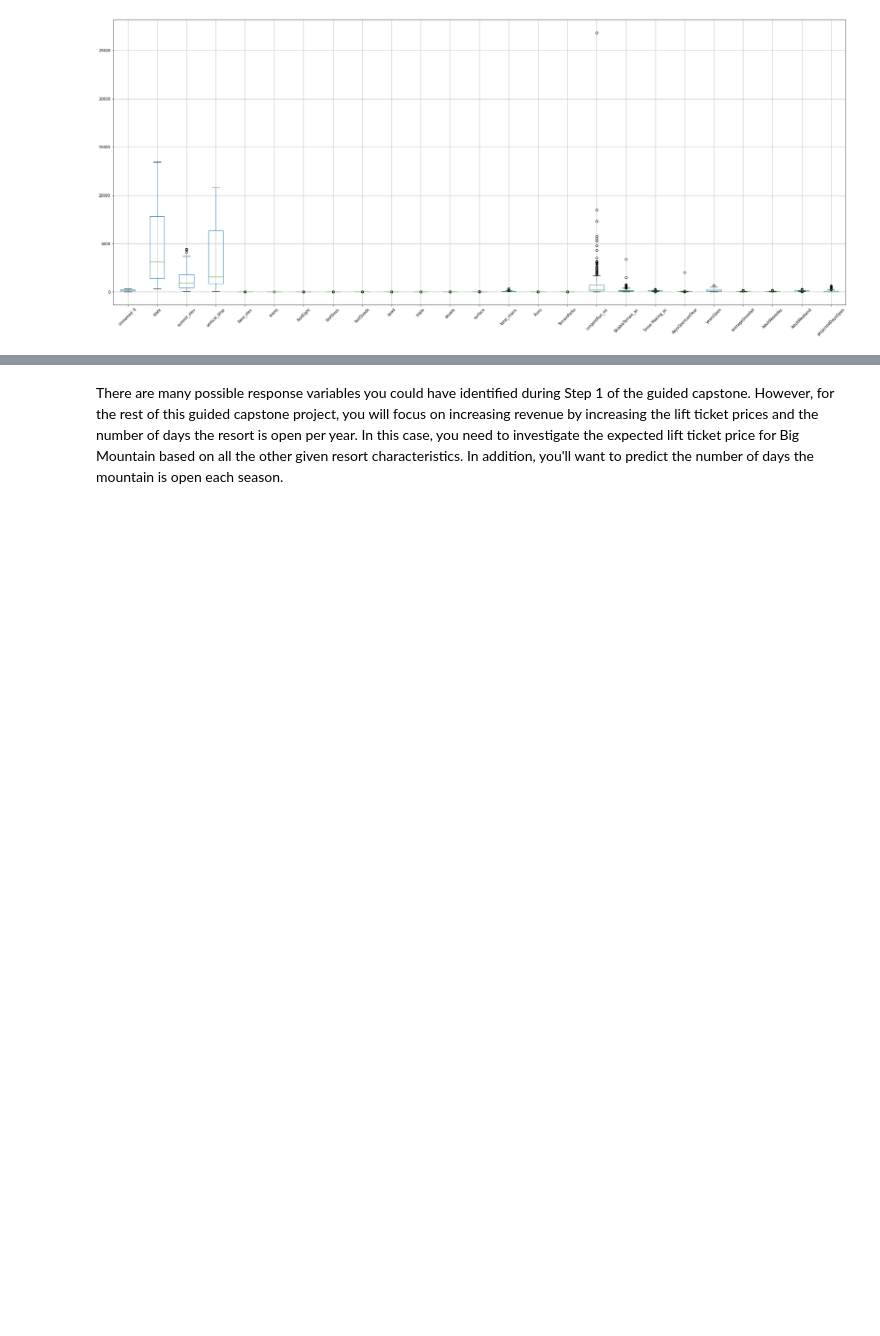
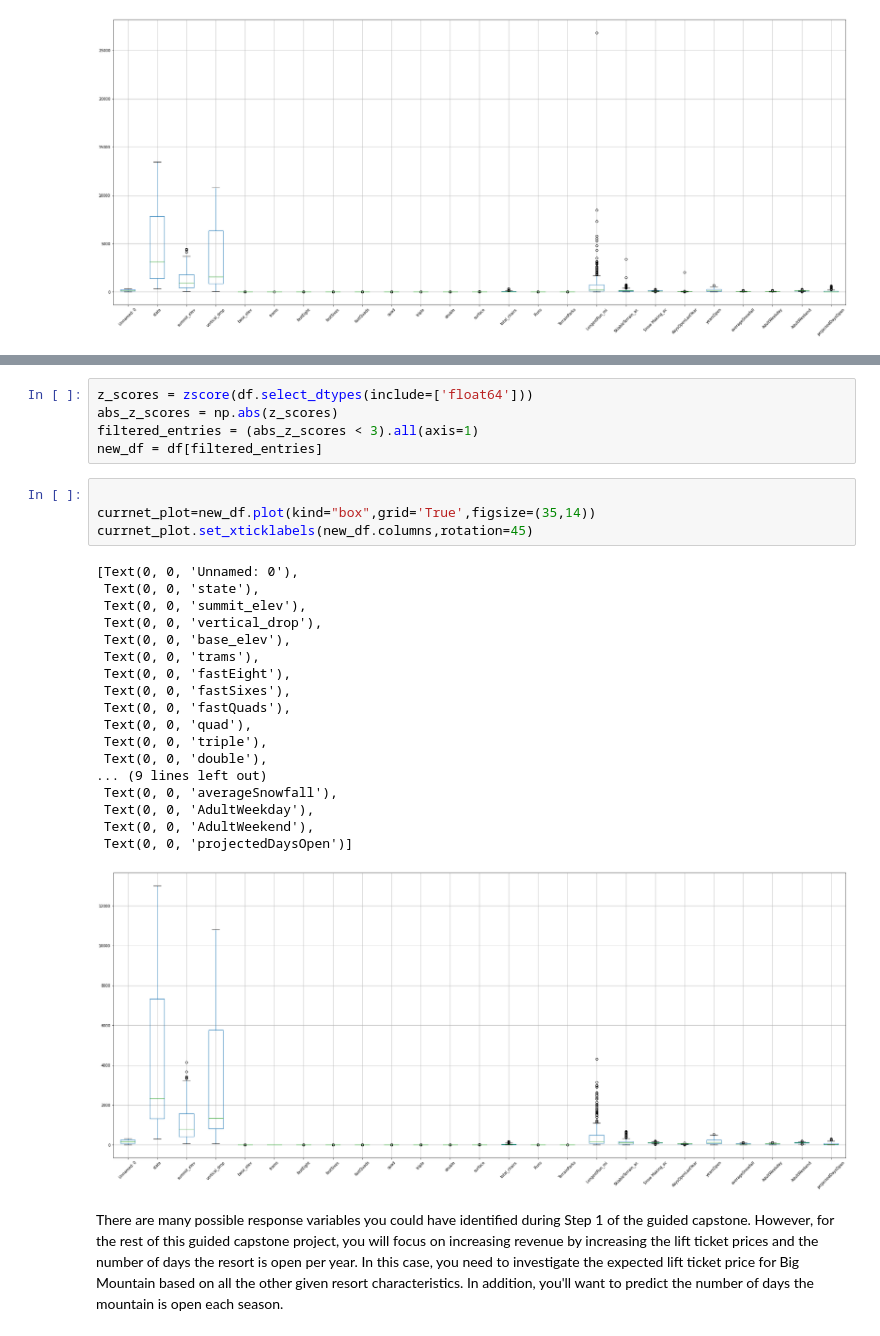
Before and after one commit to TAnarchy/EngineGroupApplication, a Jupyter notebook: GuidedCapstone_Step3.ipynb, the cells around one changed output, grey strips where cells are left out. Drawn from its saved outputs; the diff is of its cells as text; blank space fills up the shorter version.

```diff
--- a/GuidedCapstone_Step3.ipynb
+++ b/GuidedCapstone_Step3.ipynb
@@ -192,6 +193,34 @@ One method for outlier analysis is extreme value analysis using a box
 1. Create boxplots - earlier step
 2. Apply outlier removal using the Interquartile range or replacement
 3. Review how many observations were removed**</font>
+# %%
+z_scores = zscore(df.select_dtypes(include=['float64']))
+abs_z_scores = np.abs(z_scores)
+filtered_entries = (abs_z_scores < 3).all(axis=1)
+new_df = df[filtered_entries]
+# %%
+
+currnet_plot=new_df.plot(kind="box",grid='True',figsize=(35,14))
+currnet_plot.set_xticklabels(new_df.columns,rotation=45)
+# %% [output]
+[Text(0, 0, 'Unnamed: 0'),
+ Text(0, 0, 'state'),
+ Text(0, 0, 'summit_elev'),
+ Text(0, 0, 'vertical_drop'),
+ Text(0, 0, 'base_elev'),
+ Text(0, 0, 'trams'),
+ Text(0, 0, 'fastEight'),
+ Text(0, 0, 'fastSixes'),
+ Text(0, 0, 'fastQuads'),
+ Text(0, 0, 'quad'),
+ Text(0, 0, 'triple'),
+ Text(0, 0, 'double'),
+... (9 lines left out)
+ Text(0, 0, 'averageSnowfall'),
+ Text(0, 0, 'AdultWeekday'),
+ Text(0, 0, 'AdultWeekend'),
+ Text(0, 0, 'projectedDaysOpen')]
+[figure, added]
 # %% [markdown]
 There are many possible response variables you could have identified during Step 1 of the guided capstone. However, for the rest of this guided capstone project, you will focus on increasing revenue by increasing the lift ticket prices and the number of days the resort is open per year. In this case, you need to investigate the expected lift ticket price for Big Mountain based on all the other given resort characteristics. In addition, you'll want to predict the number of days the mountain is open each season.
 # %% [markdown]
```
Also changed, not shown: parts of 6 cells of this notebook.
